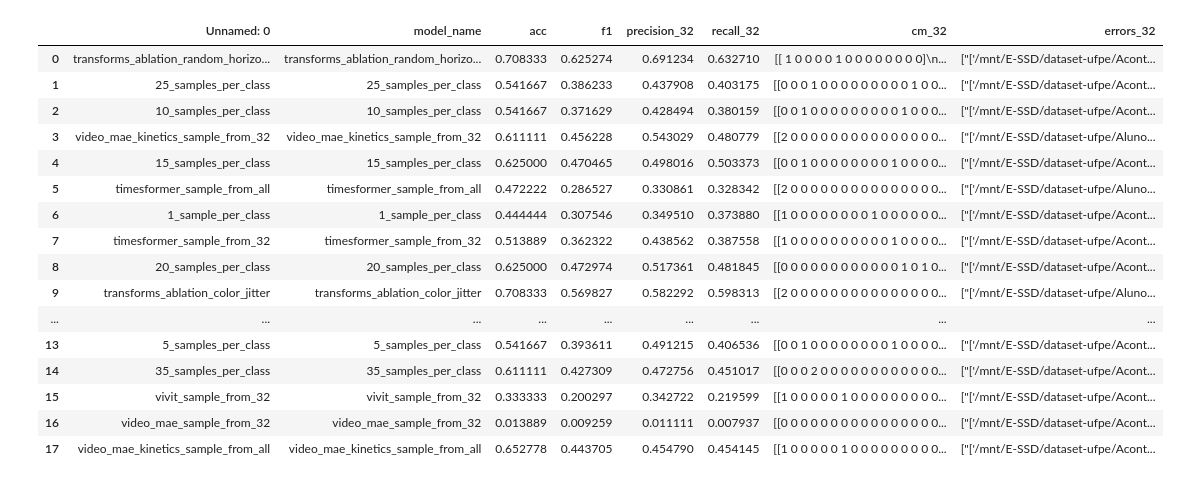
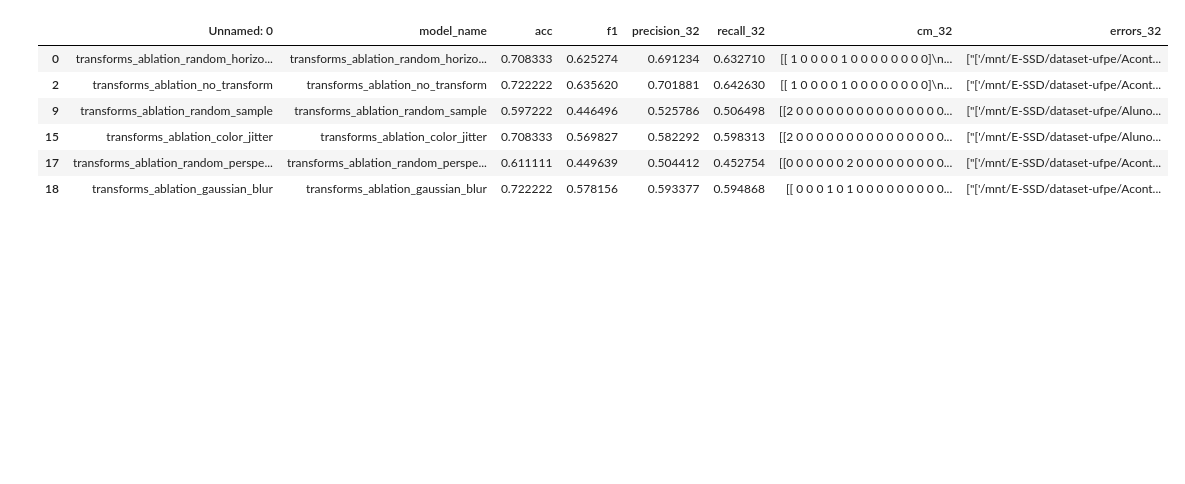
Before and after one commit to Malta-Lab/ISLR_LIBRAS, a Jupyter notebook: results/results.ipynb, the cells around one changed output. Saved outputs shown, nothing was run; the diff lists cells and outputs as text; code cells hidden in the pictures; blank space fills up the shorter version.

```diff
--- a/results/results.ipynb
+++ b/results/results.ipynb
@@ -28,25 +18,15 @@ val_results
 # %%
 test_results = pd.read_csv('results_test.csv')
-# %%
-test_results
-# %% [output]
-|  | Unnamed: 0 | model_name | acc | f1 | precision_32 | recall_32 | cm_32 | errors_32 |
-| 0 | transforms_ablation_random_horizo... | transforms_ablation_random_horizo... | 0.708333 | 0.625274 | 0.691234 | 0.632710 | [[ 1 0 0 0 0 1 0 0 0 0 0 0 0 0]\n... | ["['/mnt/E-SSD/dataset-ufpe/Acont... |
-| 1 | 25_samples_per_class | 25_samples_per_class | 0.541667 | 0.386233 | 0.437908 | 0.403175 | [[0 0 0 1 0 0 0 0 0 0 0 0 0 1 0 0... | ["['/mnt/E-SSD/dataset-ufpe/Acont... |
-| 2 | 10_samples_per_class | 10_samples_per_class | 0.541667 | 0.371629 | 0.428494 | 0.380159 | [[0 0 1 0 0 0 0 0 0 0 0 0 1 0 0 0... | ["['/mnt/E-SSD/dataset-ufpe/Acont... |
-| 3 | video_mae_kinetics_sample_from_32 | video_mae_kinetics_sample_from_32 | 0.611111 | 0.456228 | 0.543029 | 0.480779 | [[2 0 0 0 0 0 0 0 0 0 0 0 0 0 0 0... | ["['/mnt/E-SSD/dataset-ufpe/Aluno... |
-| 4 | 15_samples_per_class | 15_samples_per_class | 0.625000 | 0.470465 | 0.498016 | 0.503373 | [[0 0 1 0 0 0 0 0 0 0 0 1 0 0 0 0... | ["['/mnt/E-SSD/dataset-ufpe/Acont... |
-| 5 | timesformer_sample_from_all | timesformer_sample_from_all | 0.472222 | 0.286527 | 0.330861 | 0.328342 | [[2 0 0 0 0 0 0 0 0 0 0 0 0 0 0 0... | ["['/mnt/E-SSD/dataset-ufpe/Aluno... |
-| 6 | 1_sample_per_class | 1_sample_per_class | 0.444444 | 0.307546 | 0.349510 | 0.373880 | [[1 0 0 0 0 0 0 0 0 1 0 0 0 0 0 0... | ["['/mnt/E-SSD/dataset-ufpe/Acont... |
-| 7 | timesformer_sample_from_32 | timesformer_sample_from_32 | 0.513889 | 0.362322 | 0.438562 | 0.387558 | [[1 0 0 0 0 0 0 0 0 0 0 1 0 0 0 0... | ["['/mnt/E-SSD/dataset-ufpe/Acont... |
-| 8 | 20_samples_per_class | 20_samples_per_class | 0.625000 | 0.472974 | 0.517361 | 0.481845 | [[0 0 0 0 0 0 0 0 0 0 0 0 1 0 1 0... | ["['/mnt/E-SSD/dataset-ufpe/Acont... |
-| 9 | transforms_ablation_color_jitter | transforms_ablation_color_jitter | 0.708333 | 0.569827 | 0.582292 | 0.598313 | [[2 0 0 0 0 0 0 0 0 0 0 0 0 0 0 0... | ["['/mnt/E-SSD/dataset-ufpe/Aluno... |
-| ... | ... | ... | ... | ... | ... | ... | ... | ... |
-| 13 | 5_samples_per_class | 5_samples_per_class | 0.541667 | 0.393611 | 0.491215 | 0.406536 | [[0 0 1 0 0 0 0 0 0 0 0 1 0 0 0 0... | ["['/mnt/E-SSD/dataset-ufpe/Acont... |
-| 14 | 35_samples_per_class | 35_samples_per_class | 0.611111 | 0.427309 | 0.472756 | 0.451017 | [[0 0 0 2 0 0 0 0 0 0 0 0 0 0 0 0... | ["['/mnt/E-SSD/dataset-ufpe/Acont... |
-| 15 | vivit_sample_from_32 | vivit_sample_from_32 | 0.333333 | 0.200297 | 0.342722 | 0.219599 | [[1 0 0 0 0 0 1 0 0 0 0 0 0 0 0 0... | ["['/mnt/E-SSD/dataset-ufpe/Acont... |
-| 16 | video_mae_sample_from_32 | video_mae_sample_from_32 | 0.013889 | 0.009259 | 0.011111 | 0.007937 | [[0 0 0 0 0 0 0 0 0 0 0 0 0 0 0 0... | ["['/mnt/E-SSD/dataset-ufpe/Acont... |
-| 17 | video_mae_kinetics_sample_from_all | video_mae_kinetics_sample_from_all | 0.652778 | 0.443705 | 0.454790 | 0.454145 | [[1 0 0 0 0 0 1 0 0 0 0 0 0 0 0 0... | ["['/mnt/E-SSD/dataset-ufpe/Acont... |
+# %%
+test_results[test_results['model_name'].str.contains('transforms')]
+# %% [output]
+|  | Unnamed: 0 | model_name | acc | f1 | precision_32 | recall_32 | cm_32 | errors_32 |
+| 0 | transforms_ablation_random_horizo... | transforms_ablation_random_horizo... | 0.708333 | 0.625274 | 0.691234 | 0.632710 | [[ 1 0 0 0 0 1 0 0 0 0 0 0 0 0]\n... | ["['/mnt/E-SSD/dataset-ufpe/Acont... |
+| 2 | transforms_ablation_no_transform | transforms_ablation_no_transform | 0.722222 | 0.635620 | 0.701881 | 0.642630 | [[ 1 0 0 0 0 1 0 0 0 0 0 0 0 0]\n... | ["['/mnt/E-SSD/dataset-ufpe/Acont... |
+| 9 | transforms_ablation_random_sample | transforms_ablation_random_sample | 0.597222 | 0.446496 | 0.525786 | 0.506498 | [[2 0 0 0 0 0 0 0 0 0 0 0 0 0 0 0... | ["['/mnt/E-SSD/dataset-ufpe/Aluno... |
+| 15 | transforms_ablation_color_jitter | transforms_ablation_color_jitter | 0.708333 | 0.569827 | 0.582292 | 0.598313 | [[2 0 0 0 0 0 0 0 0 0 0 0 0 0 0 0... | ["['/mnt/E-SSD/dataset-ufpe/Aluno... |
+| 17 | transforms_ablation_random_perspe... | transforms_ablation_random_perspe... | 0.611111 | 0.449639 | 0.504412 | 0.452754 | [[0 0 0 0 0 0 2 0 0 0 0 0 0 0 0 0... | ["['/mnt/E-SSD/dataset-ufpe/Acont... |
+| 18 | transforms_ablation_gaussian_blur | transforms_ablation_gaussian_blur | 0.722222 | 0.578156 | 0.593377 | 0.594868 | [[ 0 0 0 1 0 1 0 0 0 0 0 0 0 0 0... | ["['/mnt/E-SSD/dataset-ufpe/Acont... |
 # %%
 test_set = pd.read_csv('test_results_model_by_column.csv')
 # %%
```
Also changed, not shown: parts of 4 cells of this notebook, 28 other files.
